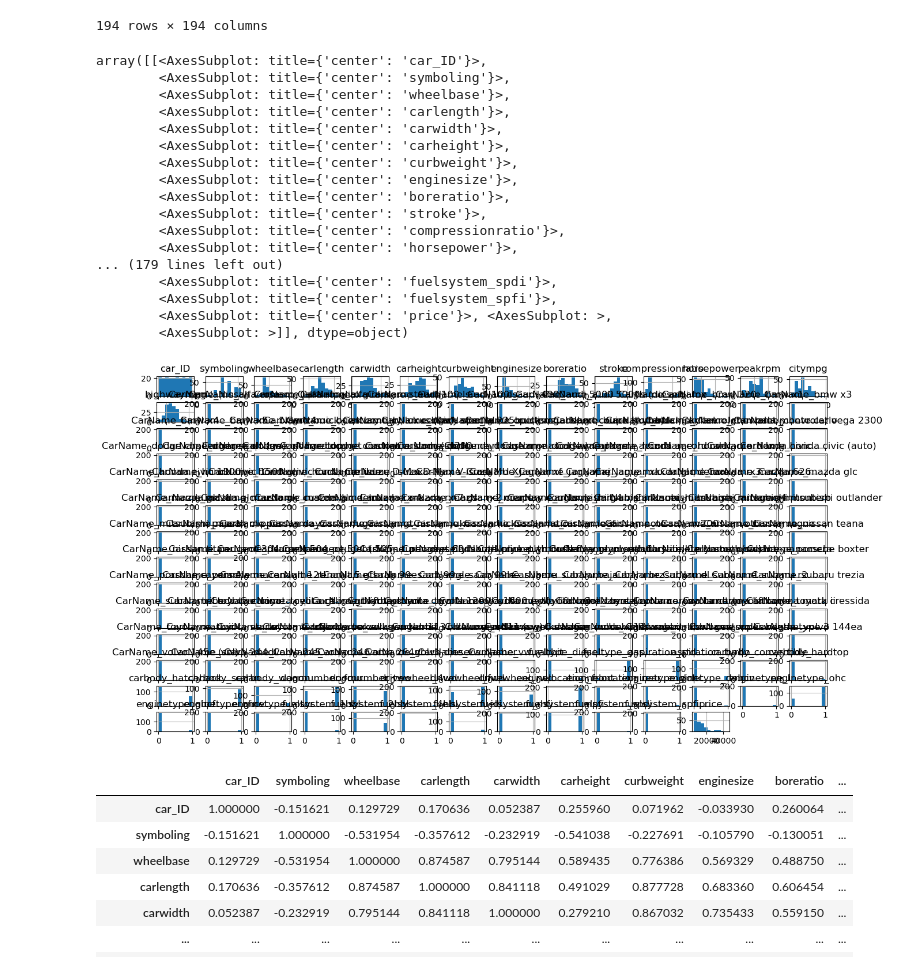
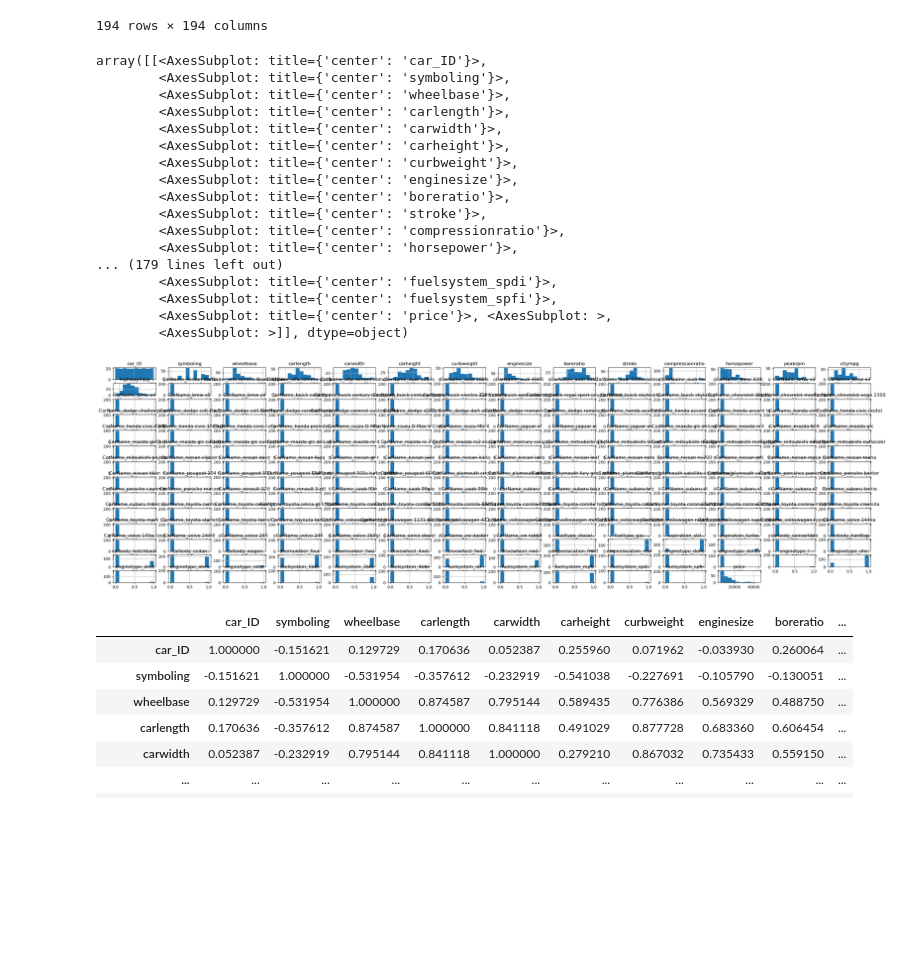
Before and after one commit to sauravbhusal/LINEAR_REGRESSION_FROM_SCRATCH, a Jupyter notebook: multivariate_linear_regression/multivariate_linear_regression.ipynb, the cells around one changed output. Drawn from its saved outputs; the diff is of its cells as text; code cells hidden in the pictures; blank space fills up the shorter version.

```diff
--- a/multivariate_linear_regression/multivariate_linear_regression.ipynb
+++ b/multivariate_linear_regression/multivariate_linear_regression.ipynb
@@ -101,26 +99,26 @@ train_data.corr()
 | price | -0.109093 | -0.079978 | 0.577816 | 0.682920 | 0.759325 | 0.119336 | 0.835305 | 0.874145 | 0.553173 | ... |
 194 rows × 194 columns
 # %%
-train_data.hist(figsize = (15,8))
+train_data.hist(figsize = (35,10))
 # %% [output]
 array([[<AxesSubplot: title={'center': 'car_ID'}>,
         <AxesSubplot: title={'center': 'symboling'}>,
         <AxesSubplot: title={'center': 'wheelbase'}>,
         <AxesSubplot: title={'center': 'carlength'}>,
         <AxesSubplot: title={'center': 'carwidth'}>,
         <AxesSubplot: title={'center': 'carheight'}>,
         <AxesSubplot: title={'center': 'curbweight'}>,
         <AxesSubplot: title={'center': 'enginesize'}>,
         <AxesSubplot: title={'center': 'boreratio'}>,
         <AxesSubplot: title={'center': 'stroke'}>,
         <AxesSubplot: title={'center': 'compressionratio'}>,
         <AxesSubplot: title={'center': 'horsepower'}>,
 ... (179 lines left out)
         <AxesSubplot: title={'center': 'fuelsystem_spdi'}>,
         <AxesSubplot: title={'center': 'fuelsystem_spfi'}>,
         <AxesSubplot: title={'center': 'price'}>, <AxesSubplot: >,
         <AxesSubplot: >]], dtype=object)
-[figure, old version]
+[figure, new version]
 # %%
 train_data.corr()
 # %% [output]
```
Also changed, not shown: parts of 2 cells of this notebook.
